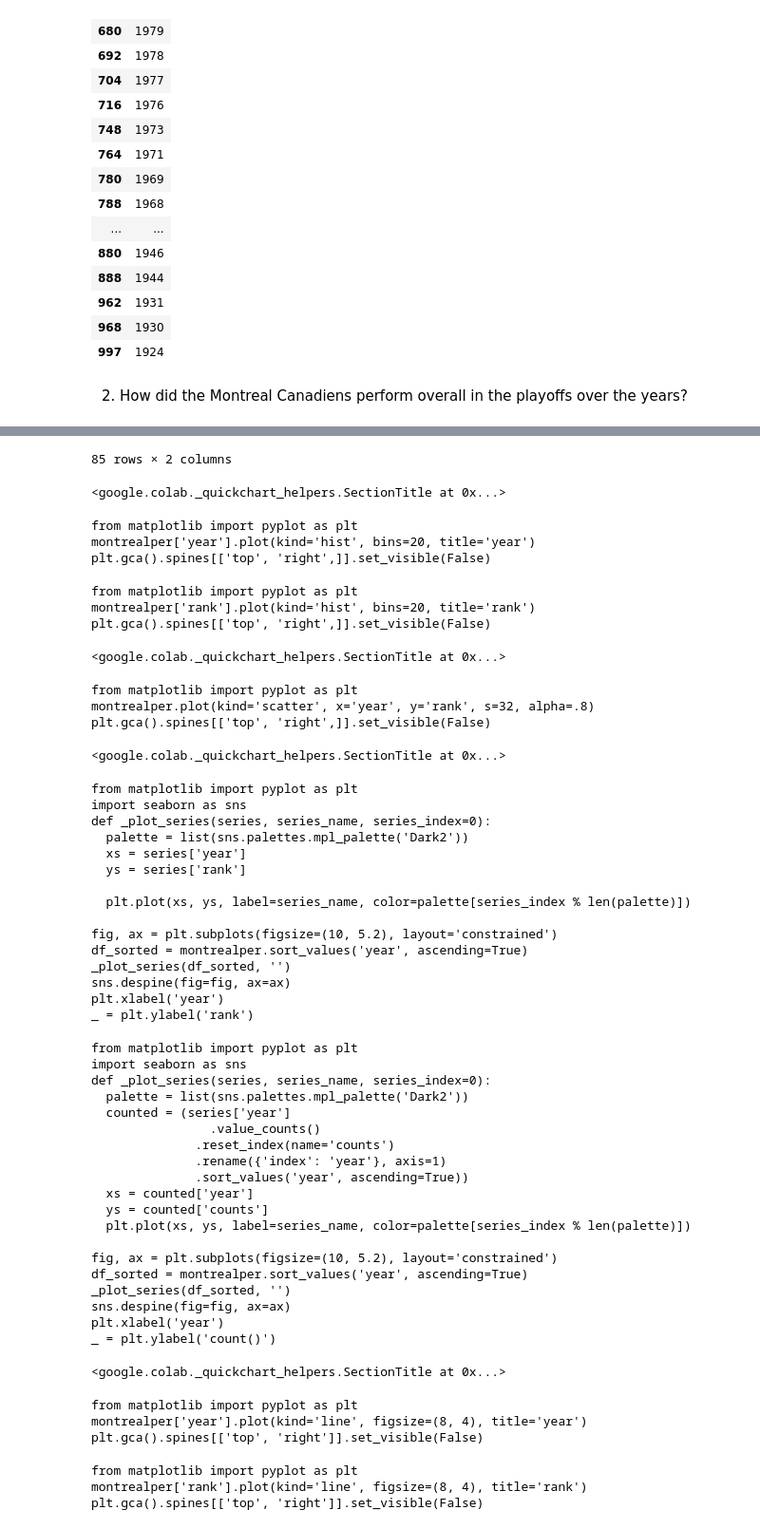
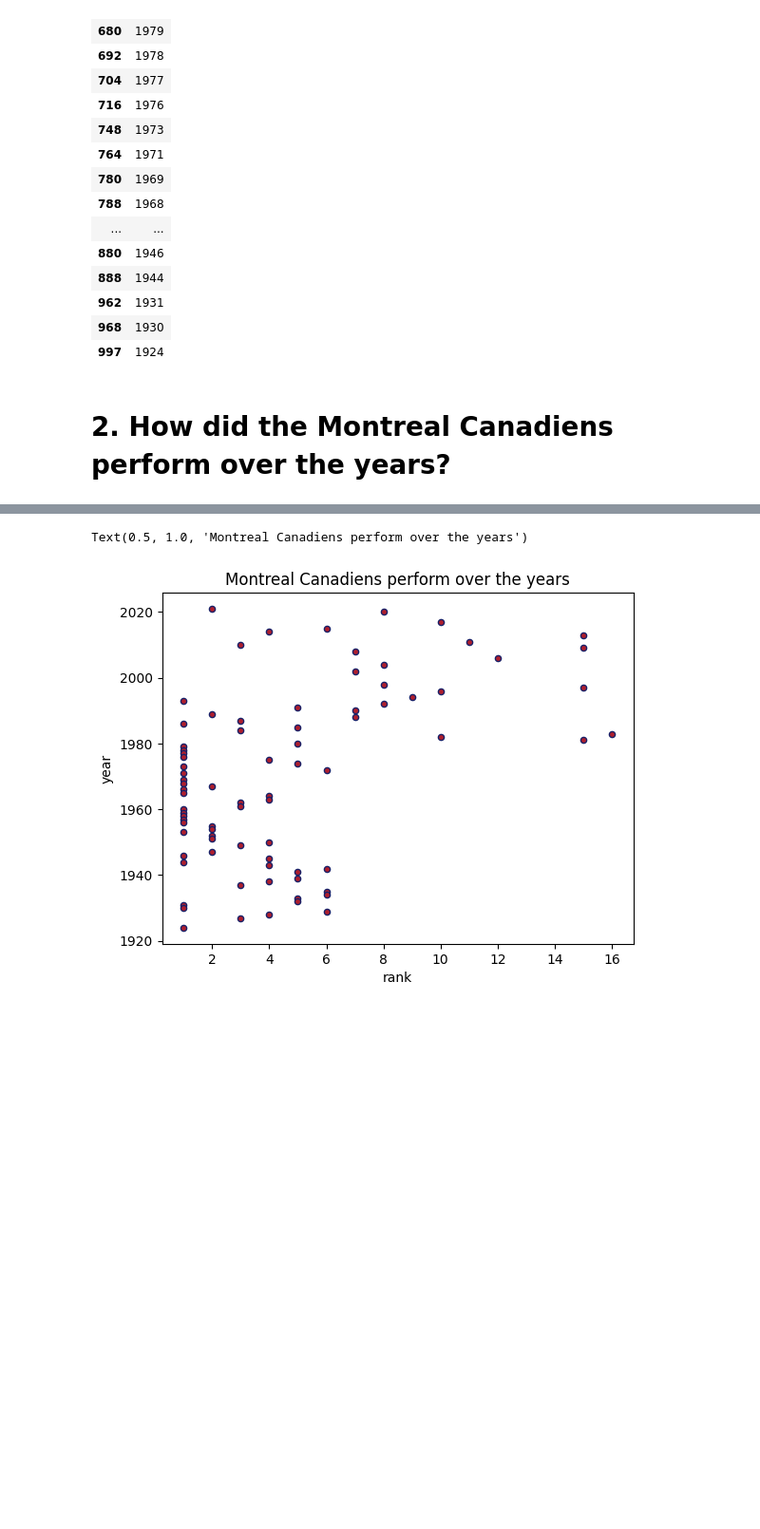
Before and after one commit to georgiassc/Montreal_Canadiens, a Jupyter notebook: Data_Cleaning_MontrealCanadiens.ipynb, the cells around one changed output, grey strips where cells are left out. Shown: that part at 95% size. Drawn from its saved outputs; the diff is of its cells as text; code cells hidden in the pictures; blank space fills up the shorter version.

```diff
--- a/Data_Cleaning_MontrealCanadiens.ipynb
+++ b/Data_Cleaning_MontrealCanadiens.ipynb
@@ -18,3 +19,6 @@ nhl
 | 1007 | 1 | Montreal Canadiens | 1918 | 2 | 1 | 1 | 0 | 0 | 0 | ... |
 | 1008 | 2 | Toronto Arenas | 1918 | 2 | 1 | 1 | 0 | 0 | 0 | ... |
 1009 rows × 13 columns
+# %%
+nhl.drop([1007, 1005, 999, 995], inplace=True)
+nhl.sort_values('year')
@@ -20,0 +39,3 @@ nhl
+# %%
+nhl.loc[704, 'year'] = 1977
+nhl.sort_values('year')
@@ -118,9 +107,9 @@ montreal_years_wins
 | 968 | 1930 |
 | 997 | 1924 |
 # %% [markdown]
-2. How did the Montreal Canadiens perform overall in the playoffs over the years?
+# 2. How did the Montreal Canadiens perform over the years?
 # %%
 montreal_perform = nhl[nhl['team'].str.contains('Montreal Canadiens')]
-montrealper = montreal_perform.loc [:, ['year', 'rank']]
-montrealper
+montreal_perform.plot(kind='scatter', x='rank', y='year', color='#AF1E2D', edgecolor='#192168')
+plt.title('Montreal Canadiens perform over the years')
 # %% [output]
@@ -139,54 +116,2 @@ montrealper
-85 rows × 2 columns
+Text(0.5, 1.0, 'Montreal Canadiens perform over the years')
-<google.colab._quickchart_helpers.SectionTitle at 0x...>
-from matplotlib import pyplot as plt
-montrealper['year'].plot(kind='hist', bins=20, title='year')
-plt.gca().spines[['top', 'right',]].set_visible(False)
-from matplotlib import pyplot as plt
-montrealper['rank'].plot(kind='hist', bins=20, title='rank')
-plt.gca().spines[['top', 'right',]].set_visible(False)
-<google.colab._quickchart_helpers.SectionTitle at 0x...>
-from matplotlib import pyplot as plt
-montrealper.plot(kind='scatter', x='year', y='rank', s=32, alpha=.8)
-plt.gca().spines[['top', 'right',]].set_visible(False)
-<google.colab._quickchart_helpers.SectionTitle at 0x...>
-from matplotlib import pyplot as plt
-import seaborn as sns
-def _plot_series(series, series_name, series_index=0):
-  palette = list(sns.palettes.mpl_palette('Dark2'))
-  xs = series['year']
-  ys = series['rank']
-
-  plt.plot(xs, ys, label=series_name, color=palette[series_index % len(palette)])
-
-fig, ax = plt.subplots(figsize=(10, 5.2), layout='constrained')
-df_sorted = montrealper.sort_values('year', ascending=True)
-_plot_series(df_sorted, '')
-sns.despine(fig=fig, ax=ax)
-plt.xlabel('year')
-_ = plt.ylabel('rank')
-from matplotlib import pyplot as plt
-import seaborn as sns
-def _plot_series(series, series_name, series_index=0):
-  palette = list(sns.palettes.mpl_palette('Dark2'))
-  counted = (series['year']
-                .value_counts()
-              .reset_index(name='counts')
-              .rename({'index': 'year'}, axis=1)
-              .sort_values('year', ascending=True))
-  xs = counted['year']
-  ys = counted['counts']
-  plt.plot(xs, ys, label=series_name, color=palette[series_index % len(palette)])
-
-fig, ax = plt.subplots(figsize=(10, 5.2), layout='constrained')
-df_sorted = montrealper.sort_values('year', ascending=True)
-_plot_series(df_sorted, '')
-sns.despine(fig=fig, ax=ax)
-plt.xlabel('year')
-_ = plt.ylabel('count()')
-<google.colab._quickchart_helpers.SectionTitle at 0x...>
-from matplotlib import pyplot as plt
-montrealper['year'].plot(kind='line', figsize=(8, 4), title='year')
-plt.gca().spines[['top', 'right']].set_visible(False)
-from matplotlib import pyplot as plt
-montrealper['rank'].plot(kind='line', figsize=(8, 4), title='rank')
-plt.gca().spines[['top', 'right']].set_visible(False)
+[figure, added]
```
Also changed, not shown: parts of 16 cells of this notebook.
